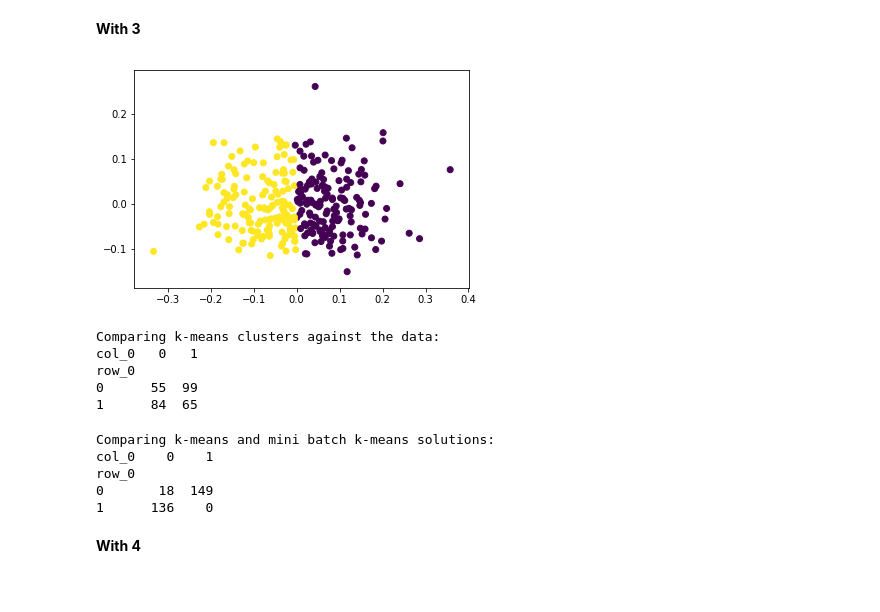
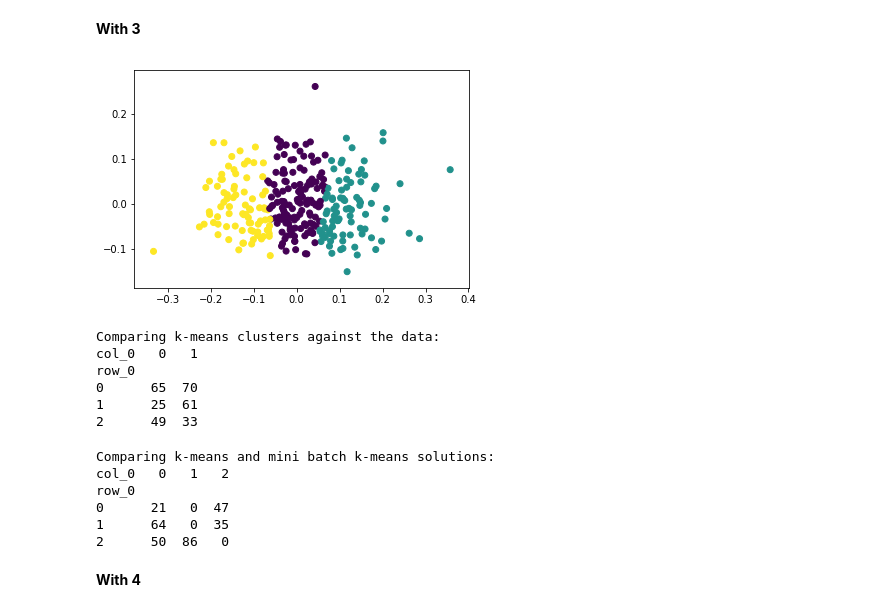
Before and after one commit to GenTaylor/UnsupervisedLearning, a Jupyter notebook: KMeans Drill Unsupervised Learning.ipynb, the cells around one changed output. Drawn from its saved outputs; the diff is of its cells as text; code cells hidden in the pictures.

```diff
--- a/KMeans Drill Unsupervised Learning.ipynb
+++ b/KMeans Drill Unsupervised Learning.ipynb
@@ -74,32 +74,33 @@ row_0
 # %%
 # Normalize the data.
 X_norm = normalize(X)
 
 # Reduce it to two components.
 X_pca = PCA(2).fit_transform(X_norm)
 
 # Calculate predicted values.
-y_pred = KMeans(n_clusters=2, random_state=0).fit_predict(X_pca)
+y_pred = KMeans(n_clusters=3, random_state=0).fit_predict(X_pca)
 
 # Plot the solution.
 plt.scatter(X_pca[:, 0], X_pca[:, 1], c=y_pred)
 plt.show()
 
 # Check the solution against the data.
 print('Comparing k-means clusters against the data:')
 print(pd.crosstab(y_pred, y))
 # %% [output]
-[figure, old version]
+[figure, new version]
 Comparing k-means clusters against the data:
 col_0   0   1
 row_0
-0      55  99
-1      84  65
+0      65  70
+1      25  61
+2      49  33
 # %%
 # Each batch will be made up of 200 data points.
 minibatchkmeans = MiniBatchKMeans(
     init='random',
-    n_clusters=2,
+    n_clusters=3,
     batch_size=500)
 minibatchkmeans.fit(X_pca)
 
@@ -111,10 +112,11 @@ print('Comparing k-means and mini batch k-means solutions:')
 print(pd.crosstab(predict_mini, y_pred))
 # %% [output]
 Comparing k-means and mini batch k-means solutions:
-col_0    0    1
+col_0   0   1   2
 row_0
-0       18  149
-1      136    0
+0      21   0  47
+1      64   0  35
+2      50  86   0
 # %% [markdown]
 <b> With 4
 # %%
```
Also changed, not shown: parts of 10 cells of this notebook.
